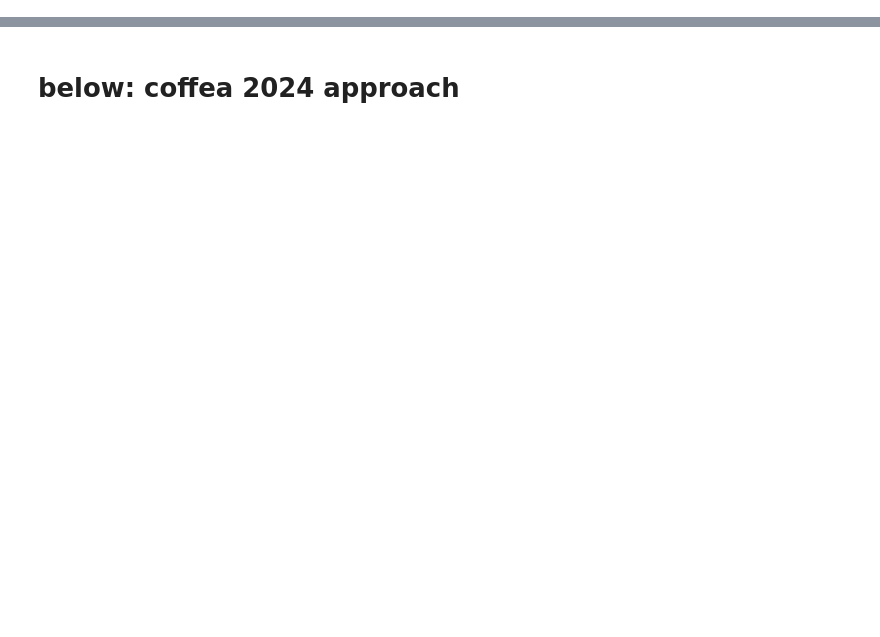
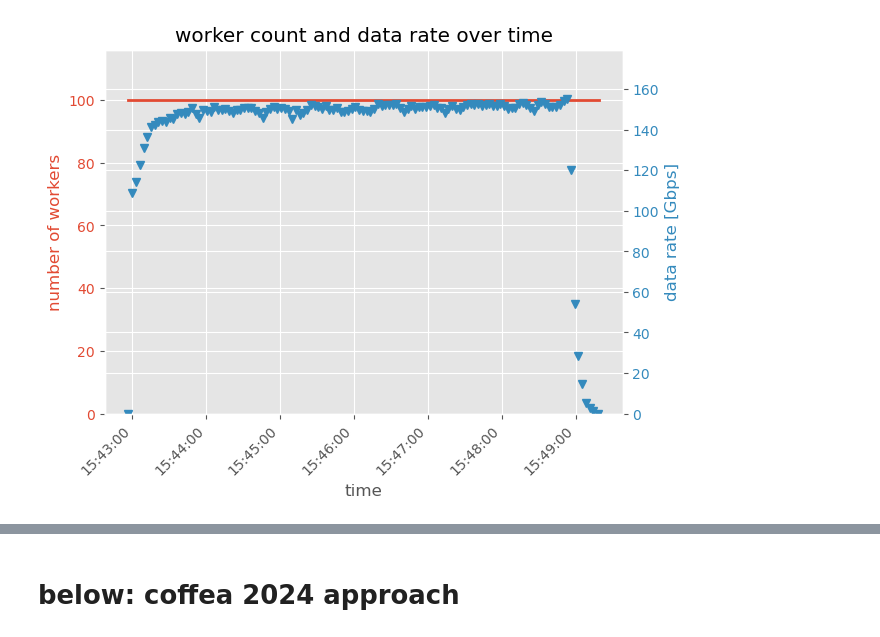
Before and after one commit to iris-hep/idap-200gbps, a Jupyter notebook: materialize_branches.ipynb, the cells around one changed output, grey strips where cells are left out. Cells and saved outputs as stored; diff of their text form; code cells hidden in the pictures; blank space fills up the shorter version.

```diff
--- a/materialize_branches.ipynb
+++ b/materialize_branches.ipynb
@@ -216,19 +269,21 @@ print(f"event rate (aggregated time spent in function): {n_evts / total_runtime
 # %%
 # get arrays for starting time, runtime and end time of all tasks
 runtimes = np.asarray([datetime.timedelta(seconds=t) for t in out["runtime"]], dtype=np.timedelta64)
 ends = out["time_finished"].to_numpy()
 starts = ends - runtimes
 
 # calculate instantaneous rates for given timestamp
 times_for_rates = []
 instantaneous_rates = []
-for t in timestamps[::10]:  # only calculate every 30 seconds
+for t in timestamps[::3]:  # only calculate every 3 second
     mask = np.logical_and((starts <= t), (t <= ends))  # mask for tasks running at given timestamp
     rate_Gbps_at_timestamp = sum(out[mask]['read']*8 / 1000**3 / out[mask]["runtime"])
     times_for_rates.append(t)
     instantaneous_rates.append(rate_Gbps_at_timestamp)
 
 utils.worker_tracking.plot_worker_count(timestamps, nworkers, avg_num_workers, times_for_rates, instantaneous_rates, MEASUREMENT_PATH)
+# %% [output]
+[figure, added]
 # %%
 print(f"{sum(o is not None for o in out['exception'])} files failed\n")
 
```
Also changed, not shown: parts of 12 cells of this notebook.
